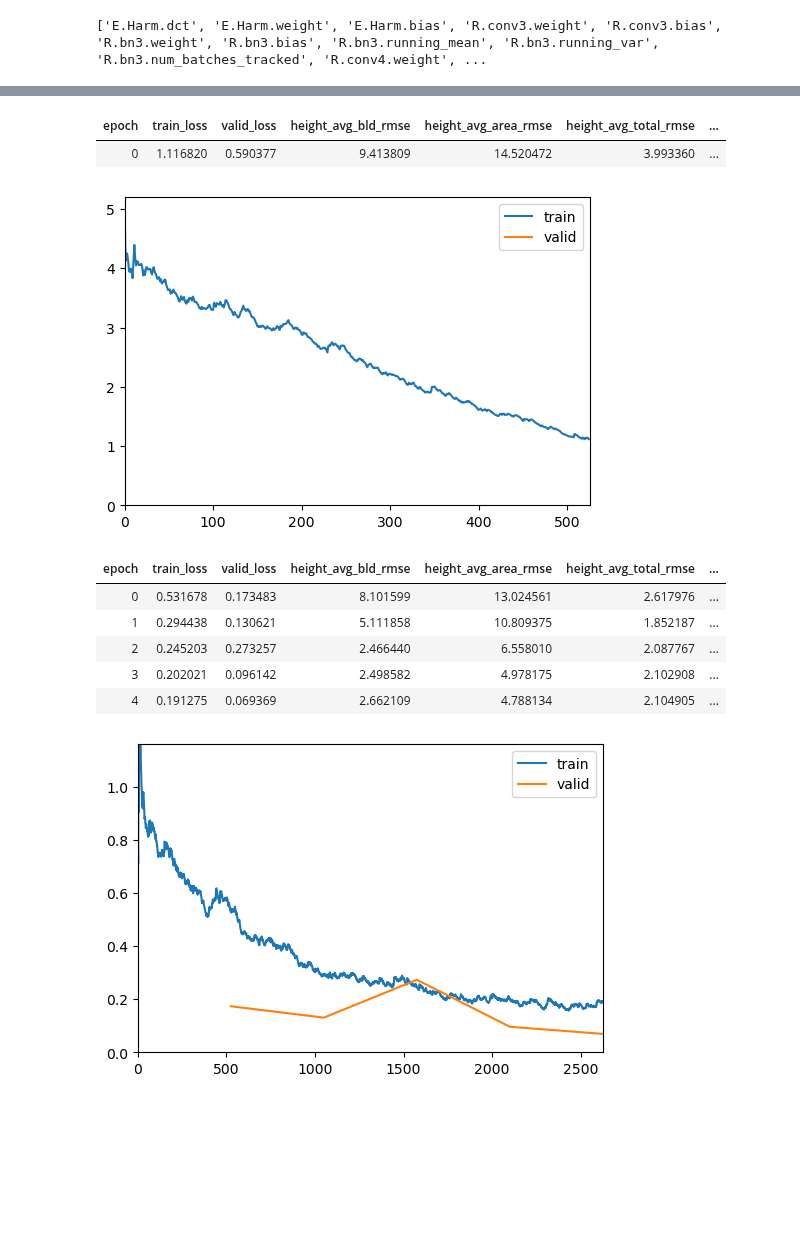
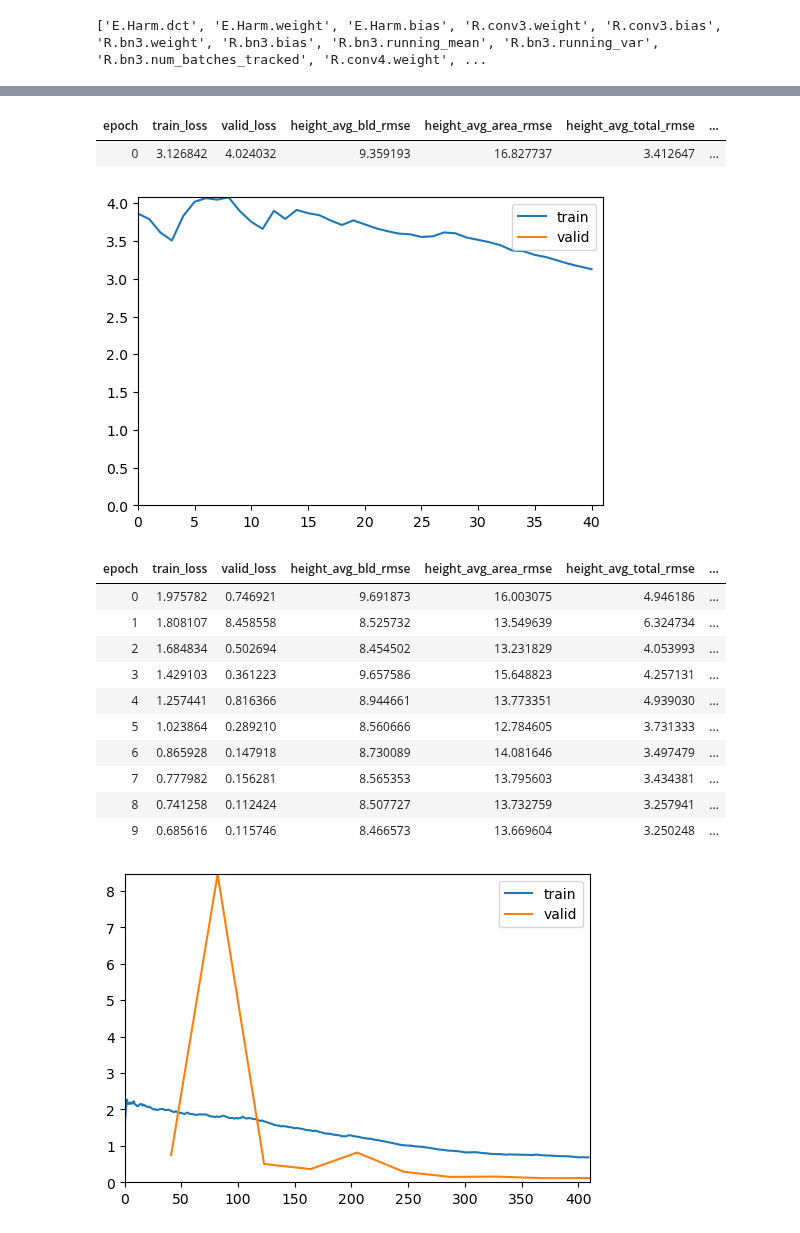
Before and after one commit to LQCHAN022/UMP-estimation, a Jupyter notebook: sentinel_ump_IM2ELEVATION.ipynb, the cells around one changed output, grey strips where cells are left out. Cells and saved outputs as stored; diff of their text form; code cells hidden in the pictures; blank space fills up the shorter version.

Commit message:
Implement model saving, garbage collection and increase batch size

```diff
--- a/sentinel_ump_IM2ELEVATION.ipynb
+++ b/sentinel_ump_IM2ELEVATION.ipynb
@@ -54,7 +54,7 @@ BANDS = [
 UMP = ['height_avg_bld', 'height_avg_area', 'height_avg_total', 'height_std',
        'height_max', 'height_percentile', 'planar_index', 'frontal_index']
 
-BATCH_SIZE = 5
+BATCH_SIZE = 64
 CHECKPT_PATH = "pretrained_model/im2elevation/Block0_skip_model_110.pth.tar"
 # %%
 # Import train and validation
@@ -331,13 +356,18 @@ SuggestedLRs(valley=0.0006918309954926372)
 # %%
-learn.fine_tune(5, 0.001, cbs= [ShowGraphCallback()])
+learn.fine_tune(10, 0.001, cbs= [ShowGraphCallback()])
 # %% [output]
 | epoch | train_loss | valid_loss | height_avg_bld_rmse | height_avg_area_rmse | height_avg_total_rmse | ... |
-| 0 | 1.116820 | 0.590377 | 9.413809 | 14.520472 | 3.993360 | ... |
+| 0 | 3.126842 | 4.024032 | 9.359193 | 16.827737 | 3.412647 | ... |
-[figure, old version]
+[figure, new version]
 | epoch | train_loss | valid_loss | height_avg_bld_rmse | height_avg_area_rmse | height_avg_total_rmse | ... |
-| 0 | 0.531678 | 0.173483 | 8.101599 | 13.024561 | 2.617976 | ... |
-| 1 | 0.294438 | 0.130621 | 5.111858 | 10.809375 | 1.852187 | ... |
-| 2 | 0.245203 | 0.273257 | 2.466440 | 6.558010 | 2.087767 | ... |
-| 3 | 0.202021 | 0.096142 | 2.498582 | 4.978175 | 2.102908 | ... |
-| 4 | 0.191275 | 0.069369 | 2.662109 | 4.788134 | 2.104905 | ... |
+| 0 | 1.975782 | 0.746921 | 9.691873 | 16.003075 | 4.946186 | ... |
+| 1 | 1.808107 | 8.458558 | 8.525732 | 13.549639 | 6.324734 | ... |
+| 2 | 1.684834 | 0.502694 | 8.454502 | 13.231829 | 4.053993 | ... |
+| 3 | 1.429103 | 0.361223 | 9.657586 | 15.648823 | 4.257131 | ... |
+| 4 | 1.257441 | 0.816366 | 8.944661 | 13.773351 | 4.939030 | ... |
+| 5 | 1.023864 | 0.289210 | 8.560666 | 12.784605 | 3.731333 | ... |
+| 6 | 0.865928 | 0.147918 | 8.730089 | 14.081646 | 3.497479 | ... |
+| 7 | 0.777982 | 0.156281 | 8.565353 | 13.795603 | 3.434381 | ... |
+| 8 | 0.741258 | 0.112424 | 8.507727 | 13.732759 | 3.257941 | ... |
+| 9 | 0.685616 | 0.115746 | 8.466573 | 13.669604 | 3.250248 | ... |
-[figure, old version]
+[figure, new version]
```
Also changed, not shown: parts of 14 cells of this notebook.
